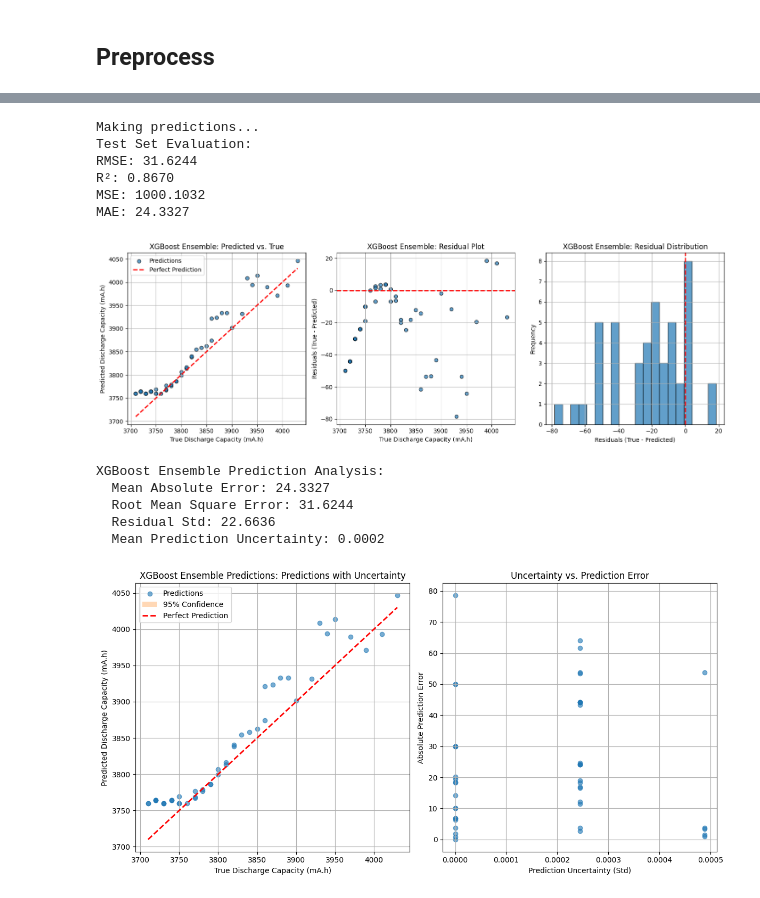
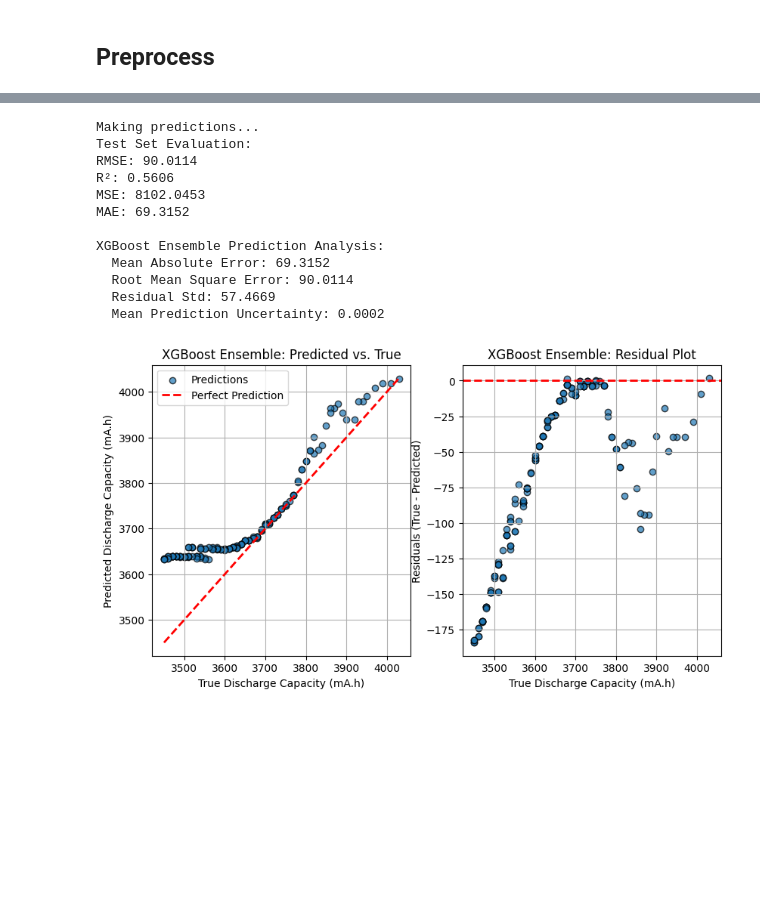
Before and after one commit to NithinJakrebet/eis-ml, a Jupyter notebook: notebooks/gradient_boosting.ipynb, the cells around one changed output, grey strips where cells are left out. Drawn from its saved outputs; the diff is of its cells as text; code cells hidden in the pictures; blank space fills up the shorter version.

Commit message:
decent data pipeline modularized and set up

```diff
--- a/notebooks/gradient_boosting.ipynb
+++ b/notebooks/gradient_boosting.ipynb
@@ -41,6 +26,5 @@ The autoreload extension is already loaded. To reload it, use:
 ## Preprocess
 # %%
 # Load and prepare data using the data pipeline
-print("Loading and preparing data...")
-X_train, X_test, y_train, y_test = data_pipeline.load_and_prepare_data()
+X_train, X_test, y_train, y_test = data_pipeline.load_and_prepare_data(data_folder="04-03-24", cycle_range=(1,160))
 # %% [output]
@@ -85,32 +41,32 @@ Ensemble training complete!
 # %%
 # Make predictions and evaluate
 print("Making predictions...")
 y_pred_mean, y_pred_std, all_predictions = model_training.predict_ensemble(models, X_test)
 
 # Evaluate the predictions
 rmse, r2, mse, mae = evaluate_model(y_test, y_pred_mean)
 print("Test Set Evaluation:")
 print(f"RMSE: {rmse:.4f}")
 print(f"R²: {r2:.4f}")
 print(f"MSE: {mse:.4f}")
 print(f"MAE: {mae:.4f}")
 
 # Plot results using the plots module
-plots.plot_model_predictions(y_test, y_pred_mean, y_pred_std, title_prefix="XGBoost Ensemble")
+plots.model_predictions(y_test, y_pred_mean, y_pred_std, title_prefix="XGBoost Ensemble")
 
-# Optional: Plot with uncertainty bands
-plots.plot_ensemble_uncertainty(y_test, y_pred_mean, y_pred_std, title="XGBoost Ensemble Predictions")
+# Plot with uncertainty bands
+# plots.ensemble_uncertainty(y_test, y_pred_mean, y_pred_std, title="XGBoost Ensemble Predictions")
 # %% [output]
 Making predictions...
 Test Set Evaluation:
-RMSE: 31.6244
-R²: 0.8670
-MSE: 1000.1032
-MAE: 24.3327
+RMSE: 90.0114
+R²: 0.5606
+MSE: 8102.0453
+MAE: 69.3152
+
+XGBoost Ensemble Prediction Analysis:
+  Mean Absolute Error: 69.3152
+  Root Mean Square Error: 90.0114
+  Residual Std: 57.4669
+  Mean Prediction Uncertainty: 0.0002
-[figure, old version]
+[figure, new version]
-XGBoost Ensemble Prediction Analysis:
-  Mean Absolute Error: 24.3327
-  Root Mean Square Error: 31.6244
-  Residual Std: 22.6636
-  Mean Prediction Uncertainty: 0.0002
-[figure, removed]
```
Also changed, not shown: parts of 5 cells of this notebook, 9 other files.
